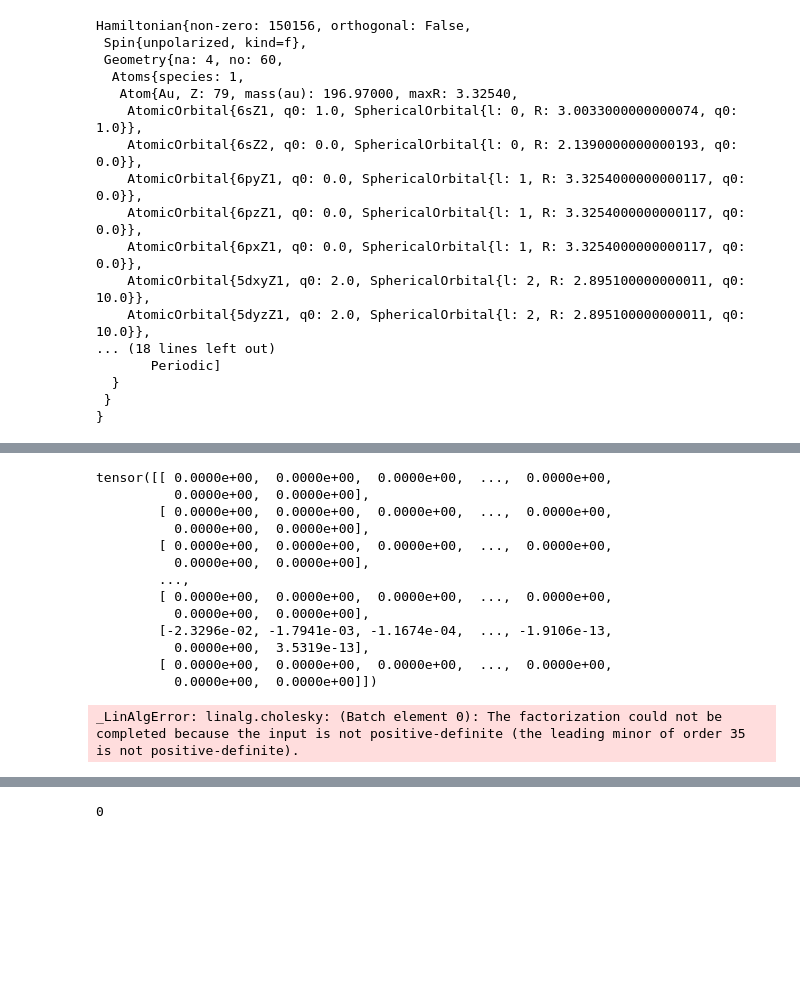
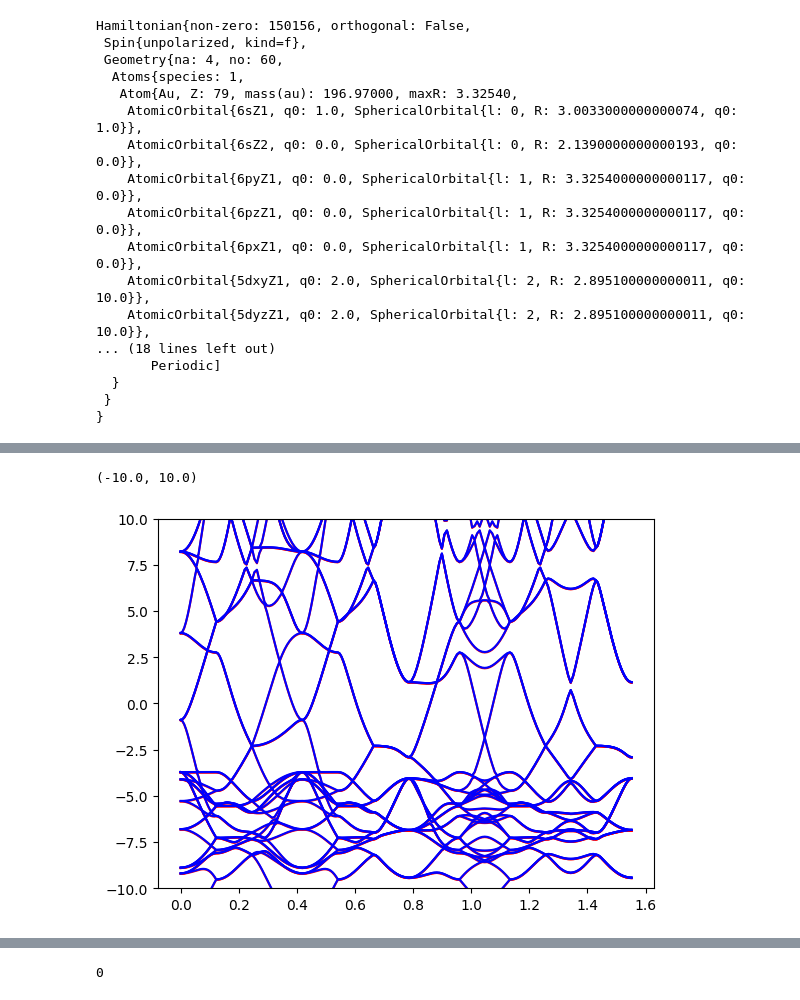
Before and after one commit to deepmodeling/dftio, a Jupyter notebook: dftio/io/siesta/check_siesta.ipynb, the cells around one changed output, grey strips where cells are left out. Drawn from its saved outputs; the diff is of its cells as text; code cells hidden in the pictures; blank space fills up the shorter version.

```diff
--- a/dftio/io/siesta/check_siesta.ipynb
+++ b/dftio/io/siesta/check_siesta.ipynb
@@ -61,19 +58,3 @@ plt.show()
-# %%
-AtomicData.edge_features
-# %% [output]
-tensor([[ 0.0000e+00,  0.0000e+00,  0.0000e+00,  ...,  0.0000e+00,
-          0.0000e+00,  0.0000e+00],
-        [ 0.0000e+00,  0.0000e+00,  0.0000e+00,  ...,  0.0000e+00,
-          0.0000e+00,  0.0000e+00],
-        [ 0.0000e+00,  0.0000e+00,  0.0000e+00,  ...,  0.0000e+00,
-          0.0000e+00,  0.0000e+00],
-        ...,
-        [ 0.0000e+00,  0.0000e+00,  0.0000e+00,  ...,  0.0000e+00,
-          0.0000e+00,  0.0000e+00],
-        [-2.3296e-02, -1.7941e-03, -1.1674e-04,  ..., -1.9106e-13,
-          0.0000e+00,  3.5319e-13],
-        [ 0.0000e+00,  0.0000e+00,  0.0000e+00,  ...,  0.0000e+00,
-          0.0000e+00,  0.0000e+00]])
 # %%
 from dptb.nn import Eigenvalues
 from dptb.utils.make_kpoints import abacus_kpath
@@ -82,18 +63,18 @@ from ase.io import read
 from dptb.data import OrbitalMapper
 import torch
 
-
-kpath = [[0., 0.,0.,8],
-                [0.0000000000,   0.5000000000,   0.0000000000,8],
-                [0.5000000000,   0.5000000000,   0.0000000000,8],
-                [0.0000000000,   0.0000000000,   0.0000000000,8],
-                [0.0000000000,   0.0000000000,   0.5000000000,8],
-                [0.0000000000,   0.5000000000,   0.5000000000,8],
-                [0.5000000000,   0.5000000000,   0.5000000000,8],
-                [0.0000000000,   0.0000000000,   0.5000000000,8],
-                [0.0000000000,   0.5000000000,   0.0000000000,8],
-                [0.0000000000,   0.5000000000,   0.5000000000,8],
-                [0.5000000000,   0.5000000000,   0.0000000000,8],
+AtomicData = dataset[0]
+kpath = [[0., 0.,0.,20],
+                [0.0000000000,   0.5000000000,   0.0000000000,20],
+                [0.5000000000,   0.5000000000,   0.0000000000,20],
+                [0.0000000000,   0.0000000000,   0.0000000000,20],
+                [0.0000000000,   0.0000000000,   0.5000000000,20],
+                [0.0000000000,   0.5000000000,   0.5000000000,20],
+                [0.5000000000,   0.5000000000,   0.5000000000,20],
+                [0.0000000000,   0.0000000000,   0.5000000000,20],
+                [0.0000000000,   0.5000000000,   0.0000000000,20],
+                [0.0000000000,   0.5000000000,   0.5000000000,20],
+                [0.5000000000,   0.5000000000,   0.0000000000,20],
                 [0.5000000000,   0.5000000000,   0.5000000000,1]]
 
 structase = read('/personal/DeepTB/dptb_Zjj/DFTIO/dftio/test/data/siesta/siesta_out/Au_cell.xyz')
@@ -107,5 +88,14 @@ eigs = Eigenvalues(
 
 AtomicData[_keys.KPOINT_KEY] = torch.nested.as_nested_tensor([torch.from_numpy(kpath_list).float()])
 AtomicData = eigs(AtomicData.to_dict())
+
+# plt.plot(kdist_list, AtomicData[_keys.EIGENVALUES_KEY][0].numpy())
-# %% [output]
-_LinAlgError: linalg.cholesky: (Batch element 0): The factorization could not be completed because the input is not positive-definite (the leading minor of order 35 is not positive-definite).
+# %%
+import numpy as np
+band_siesta = np.load('/personal/DeepTB/dptb_Zjj/DFTIO/dftio/test/data/test_siesta/eigs_siesta.npy')
+plt.plot(kdist_list, AtomicData[_keys.ENERGY_EIGENVALUE_KEY][0].numpy(),'r')
+plt.plot(kdist_list, band_siesta-2,'b')
+plt.ylim(-10,10)
+# %% [output]
+(-10.0, 10.0)
+[figure, added]
```
Also changed, not shown: parts of 12 cells of this notebook, 1 other file.
